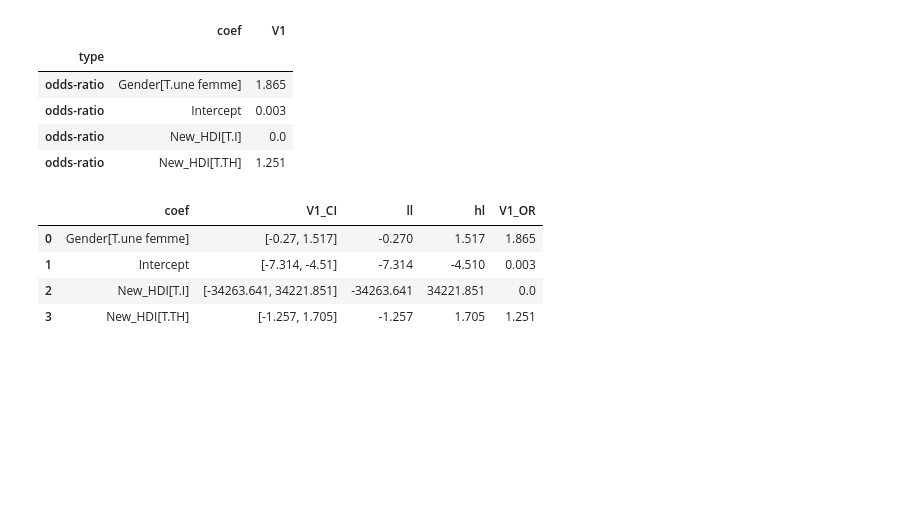
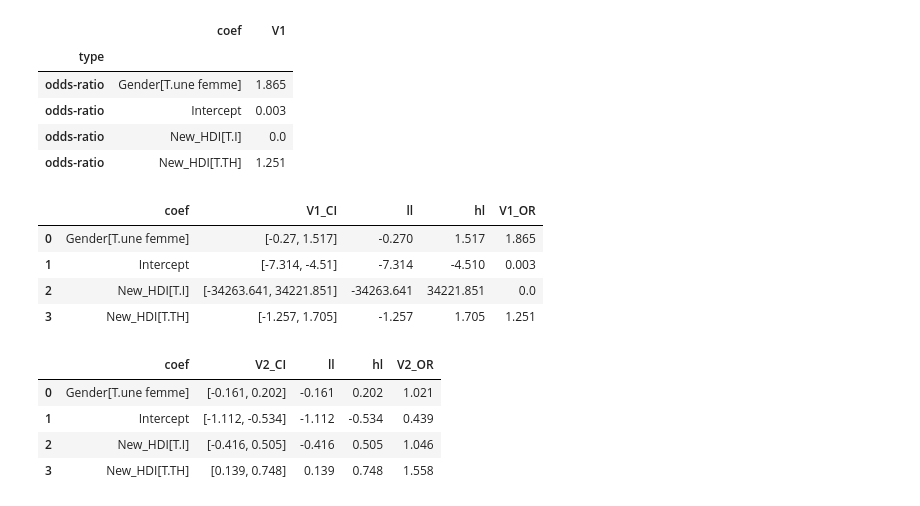
Before and after one commit to smtux/DUDA, a Jupyter notebook: statistique/src/mooc_mertes.ipynb, the cells around one changed output. Drawn from its saved outputs; the diff is of its cells as text; code cells hidden in the pictures; blank space fills up the shorter version.

```diff
--- a/statistique/src/mooc_mertes.ipynb
+++ b/statistique/src/mooc_mertes.ipynb
@@ -1027,3 +1027,11 @@ forest_v1
 | 1 | Intercept | [-7.314, -4.51] | -7.314 | -4.510 | 0.003 |
 | 2 | New_HDI[T.I] | [-34263.641, 34221.851] | -34263.641 | 34221.851 | 0.0 |
 | 3 | New_HDI[T.TH] | [-1.257, 1.705] | -1.257 | 1.705 | 1.251 |
+# %%
+forest_v2
+# %% [output]
+|  | coef | V2_CI | ll | hl | V2_OR |
+| 0 | Gender[T.une femme] | [-0.161, 0.202] | -0.161 | 0.202 | 1.021 |
+| 1 | Intercept | [-1.112, -0.534] | -1.112 | -0.534 | 0.439 |
+| 2 | New_HDI[T.I] | [-0.416, 0.505] | -0.416 | 0.505 | 1.046 |
+| 3 | New_HDI[T.TH] | [0.139, 0.748] | 0.139 | 0.748 | 1.558 |
```
Also changed, not shown: parts of 2 cells of this notebook.
